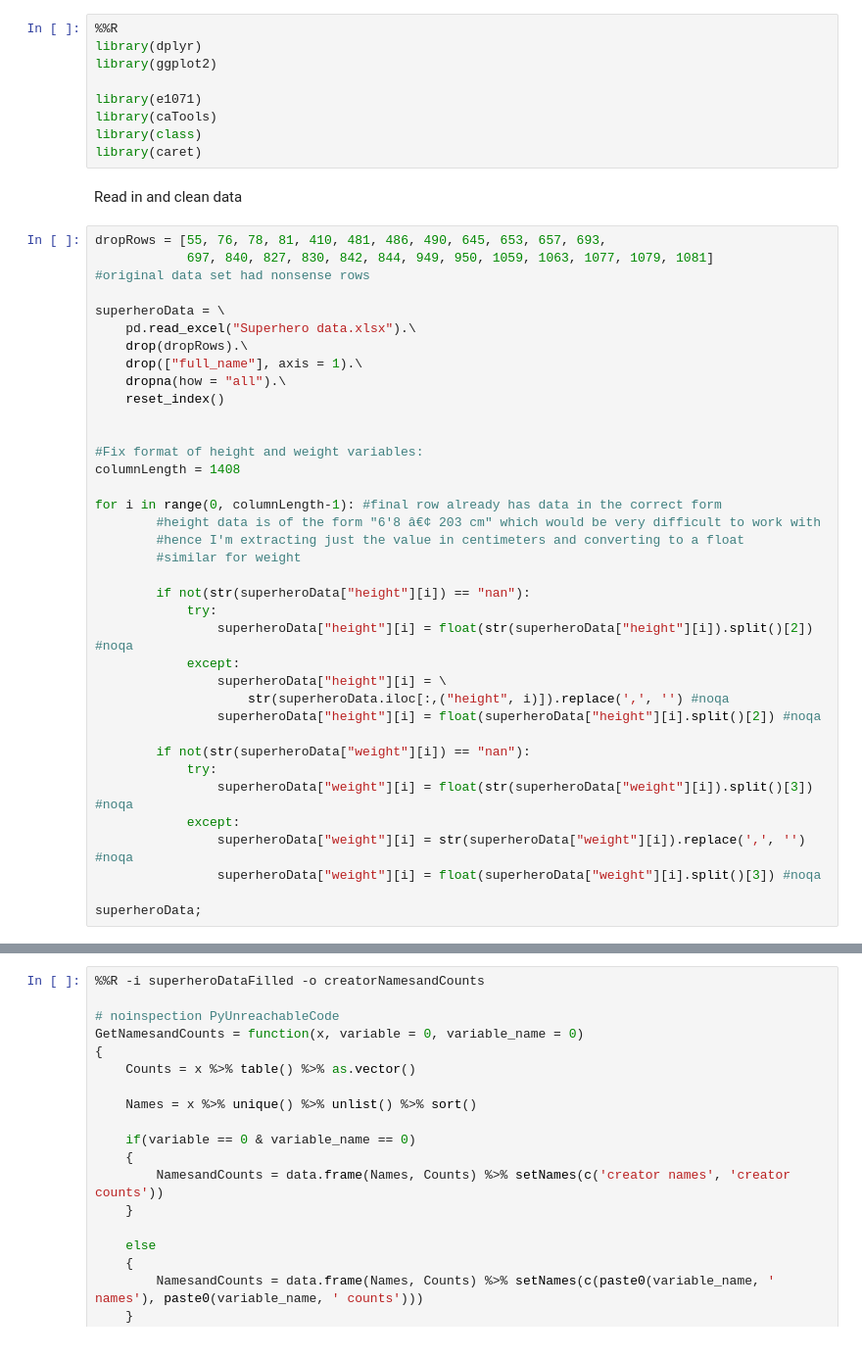
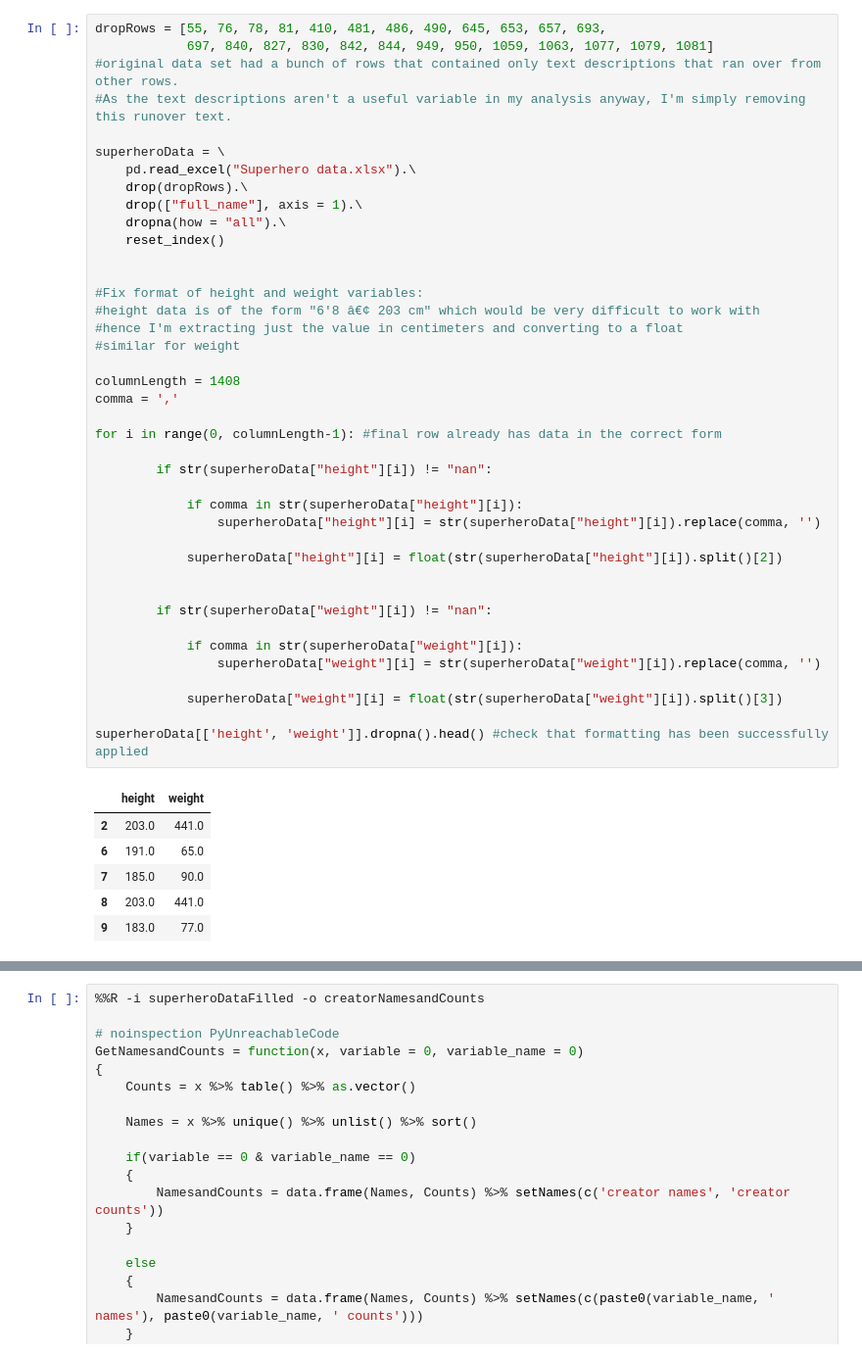
Before and after one commit to mikayla-eckelcifrese/DAT402-Project-1, a Jupyter notebook: K-Nearest Neighbors Analysis.ipynb, the cells around one changed output, grey strips where cells are left out. Shown at 98% size. Drawn from its saved outputs; the diff is of its cells as text.

```diff
--- a/K-Nearest Neighbors Analysis.ipynb
+++ b/K-Nearest Neighbors Analysis.ipynb
@@ -33,48 +57,47 @@ import plotly.express as px
-# %%
-%%R
-library(dplyr)
-library(ggplot2)
-
-library(e1071)
-library(caTools)
-library(class)
-library(caret)
-# %% [markdown]
-Read in and clean data
 # %%
 dropRows = [55, 76, 78, 81, 410, 481, 486, 490, 645, 653, 657, 693,
             697, 840, 827, 830, 842, 844, 949, 950, 1059, 1063, 1077, 1079, 1081]
-#original data set had nonsense rows
+#original data set had a bunch of rows that contained only text descriptions that ran over from other rows.
+#As the text descriptions aren't a useful variable in my analysis anyway, I'm simply removing this runover text.
 
 superheroData = \
     pd.read_excel("Superhero data.xlsx").\
     drop(dropRows).\
     drop(["full_name"], axis = 1).\
     dropna(how = "all").\
     reset_index()
 
 
 #Fix format of height and weight variables:
+#height data is of the form "6'8 â€¢ 203 cm" which would be very difficult to work with
+#hence I'm extracting just the value in centimeters and converting to a float
+#similar for weight
+
 columnLength = 1408
+comma = ','
 
 for i in range(0, columnLength-1): #final row already has data in the correct form
-        #height data is of the form "6'8 â€¢ 203 cm" which would be very difficult to work with
-        #hence I'm extracting just the value in centimeters and converting to a float
-        #similar for weight
 
-        if not(str(superheroData["height"][i]) == "nan"):
-            try:
-                superheroData["height"][i] = float(str(superheroData["height"][i]).split()[2]) #noqa
-            except:
-                superheroData["height"][i] = \
-                    str(superheroData.iloc[:,("height", i)]).replace(',', '') #noqa
-                superheroData["height"][i] = float(superheroData["height"][i].split()[2]) #noqa
+        if str(superheroData["height"][i]) != "nan":
 
-        if not(str(superheroData["weight"][i]) == "nan"):
-            try:
-                superheroData["weight"][i] = float(str(superheroData["weight"][i]).split()[3]) #noqa
-            except:
-                superheroData["weight"][i] = str(superheroData["weight"][i]).replace(',', '') #noqa
-                superheroData["weight"][i] = float(superheroData["weight"][i].split()[3]) #noqa
+            if comma in str(superheroData["height"][i]):
+                superheroData["height"][i] = str(superheroData["height"][i]).replace(comma, '')
 
-superheroData;
+            superheroData["height"][i] = float(str(superheroData["height"][i]).split()[2])
+
+
+        if str(superheroData["weight"][i]) != "nan":
+
+            if comma in str(superheroData["weight"][i]):
+                superheroData["weight"][i] = str(superheroData["weight"][i]).replace(comma, '')
+
+            superheroData["weight"][i] = float(str(superheroData["weight"][i]).split()[3])
+
+superheroData[['height', 'weight']].dropna().head() #check that formatting has been successfully applied
+# %% [output]
+|  | height | weight |
+| 2 | 203.0 | 441.0 |
+| 6 | 191.0 | 65.0 |
+| 7 | 185.0 | 90.0 |
+| 8 | 203.0 | 441.0 |
+| 9 | 183.0 | 77.0 |
```
Also changed, not shown: parts of 30 cells of this notebook, 1 other file.
